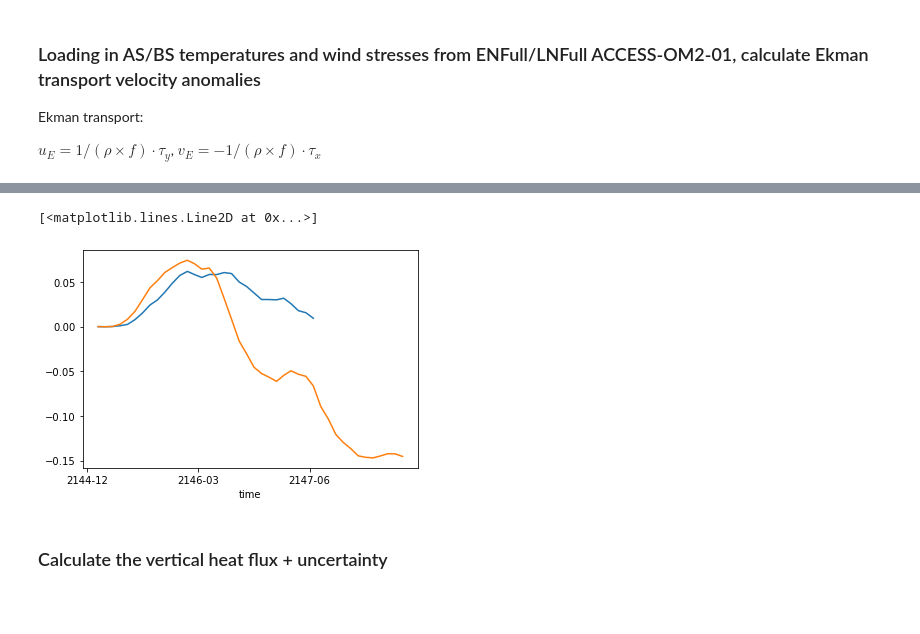
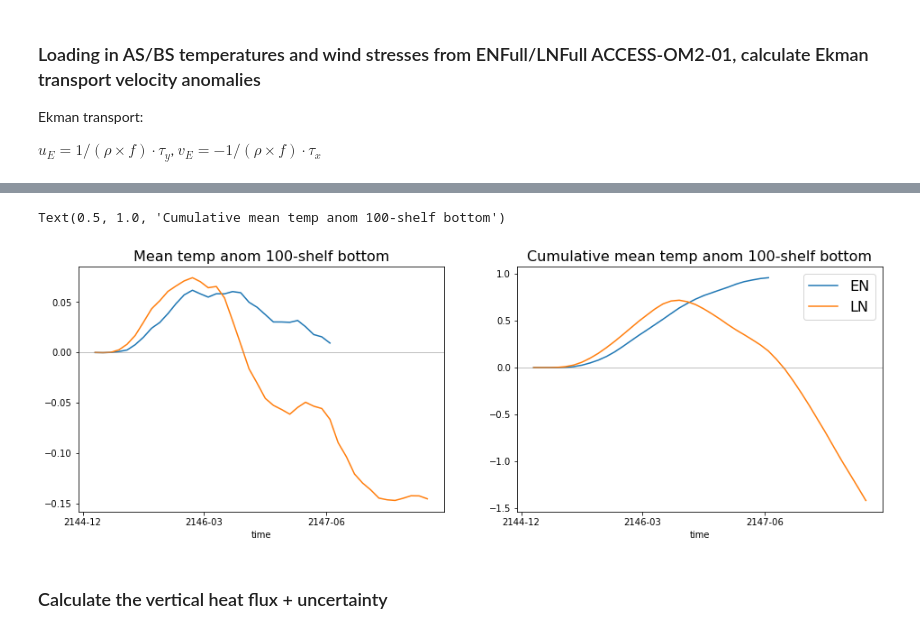
Before and after one commit to mauricehuguenin/ENSO-Antarctica_scripts, a Jupyter notebook: time_series_N34_and_simulated_N34_along_with_temps.ipynb, the cells around one changed output, grey strips where cells are left out. Saved outputs shown, nothing was run; the diff lists cells and outputs as text; code cells hidden in the pictures; blank space fills up the shorter version.

```diff
--- a/time_series_N34_and_simulated_N34_along_with_temps.ipynb
+++ b/time_series_N34_and_simulated_N34_along_with_temps.ipynb
@@ -227,9 +227,12 @@ Wall time: 1min 12s
 # %%
-anom_EN_WA_1001000.plot()
-anom_LN_WA_1001000.plot()
+plt.figure(figsize=(16,5))
+plt.subplot(1,2,1); anom_EN_WA_1001000.plot(label='EN'); anom_LN_WA_1001000.plot(label='LN')
+plt.axhline(0, c='grey', linewidth=.5); plt.title('Mean temp anom 100-shelf bottom', fontsize=16)
+plt.subplot(1,2,2); anom_EN_WA_1001000.cumsum('time').plot(label='EN'); anom_LN_WA_1001000.cumsum('time').plot(label='LN')
+plt.axhline(0, c='grey', linewidth=.5); plt.legend(fontsize=16); plt.title('Cumulative mean temp anom 100-shelf bottom', fontsize=16)
 # %% [output]
-[<matplotlib.lines.Line2D at 0x...>]
+Text(0.5, 1.0, 'Cumulative mean temp anom 100-shelf bottom')
-[figure, old version]
+[figure, new version]
 # %% [markdown]
 ### Calculate the vertical heat flux + uncertainty
 # %%
```
Also changed, not shown: parts of 29 cells of this notebook, 1 other file.
